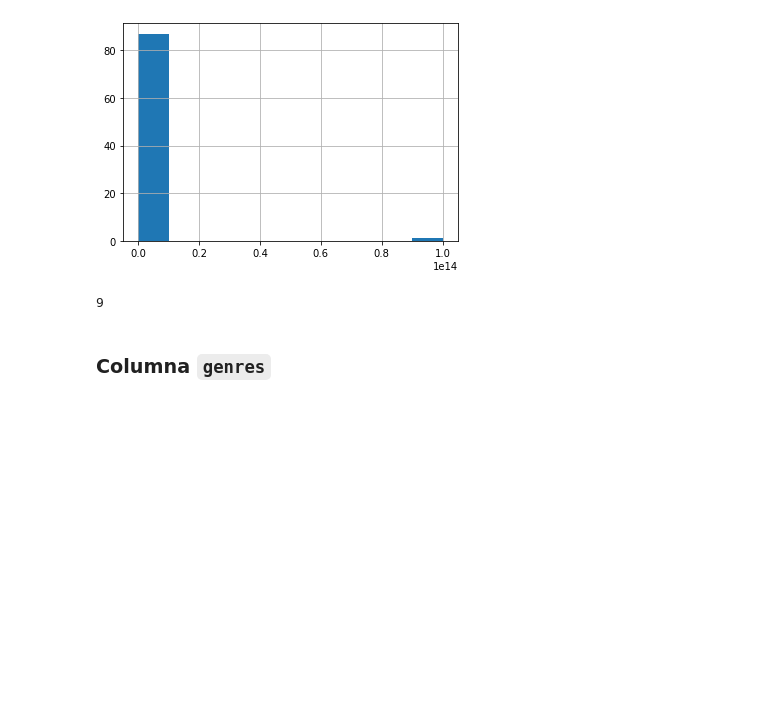
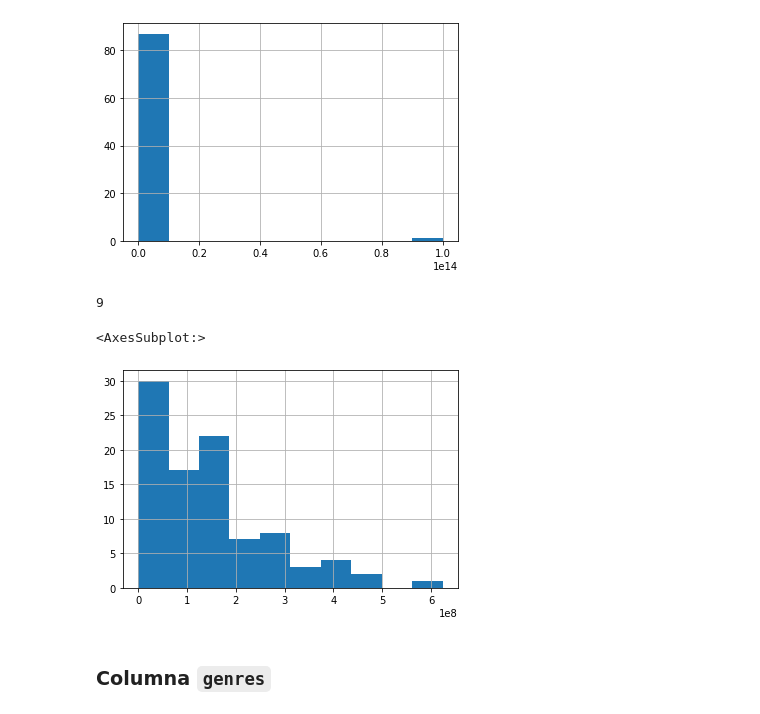
Before and after one commit to carlosgomezgil99/Ejs-Dylan, a Jupyter notebook: 1_limpieza_de_datos.ipynb, the cells around one changed output. Drawn from its saved outputs; the diff is of its cells as text; code cells hidden in the pictures; blank space fills up the shorter version.

```diff
--- a/1_limpieza_de_datos.ipynb
+++ b/1_limpieza_de_datos.ipynb
@@ -330,6 +333,11 @@ df_imdb.gross.isnull().sum()
 df_imdb.loc[df_imdb.gross.isnull(),'gross']=df_imdb.gross.mean()
 # %%
 assert df_imdb.gross.isnull().any()==False
+# %%
+df_imdb.gross.hist()
+# %% [output]
+<AxesSubplot:>
+[figure, added]
 # %% [markdown]
 ### Columna `genres`
 # %%
```
Also changed, not shown: parts of 26 cells of this notebook.
